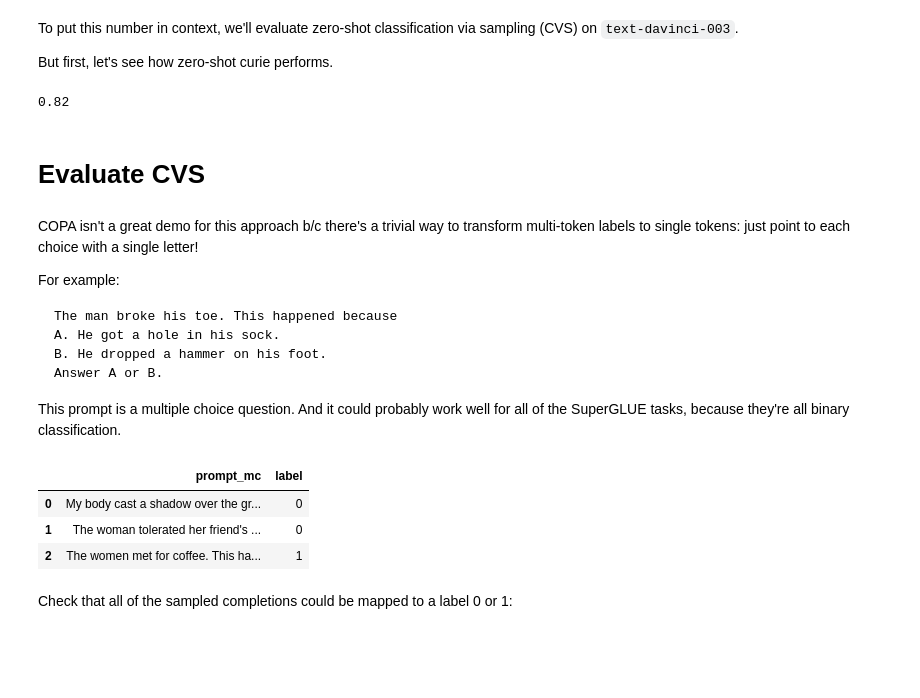
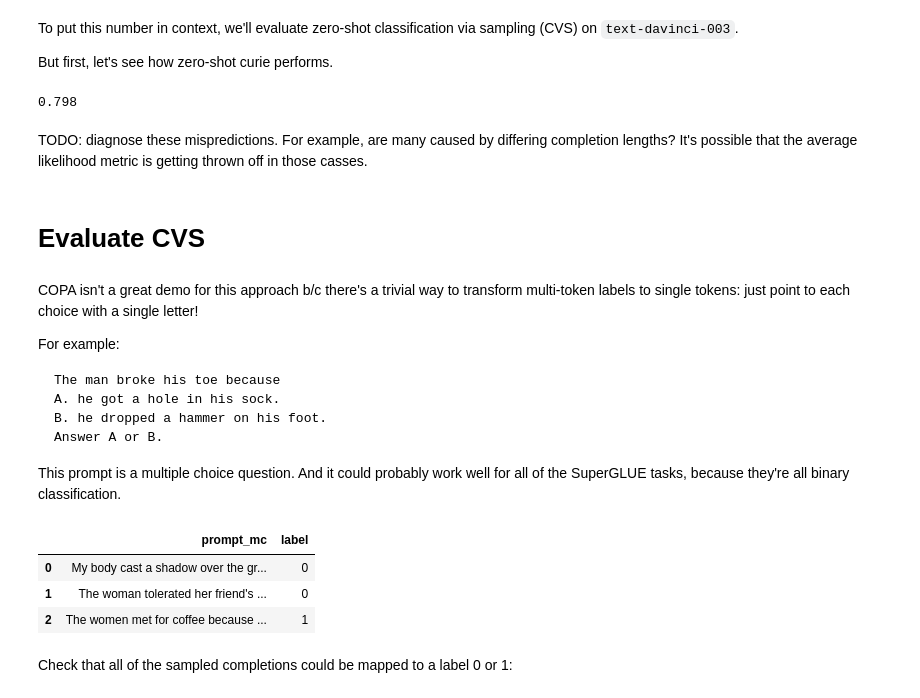
Before and after one commit to kddubey/cappr, a Jupyter notebook: demos/copa.ipynb, the cells around one changed output. Saved outputs shown, nothing was run; the diff lists cells and outputs as text; code cells hidden in the pictures; blank space fills up the shorter version.

````diff
--- a/demos/copa.ipynb
+++ b/demos/copa.ipynb
@@ -106,15 +107,19 @@ and use the LM to estimate the probabilities of the 2 alternatives conditional o
 
 This method assumes GPT-3 isn't miscalibrated in weird ways, as it relies entirely on the comparison between averaged probabilities. Another potential issue is that any 2 alternatives are gonna have really low probabilities. As a result, discriminating between alternatives may be, numerically and statistically, a bad idea. But hey, that's why this notebook is here: let's see if these issues significantly impact accuracy when compared to classification via sampling (CVS). And even if it does, we could always provide the alternatives in the prompt, as would be done w/ a sampling approach. That's done in [Evaluate single-token](#evaluate-single-token).
 # %%
-def prompt(premise: str, question: Literal['cause', 'effect']):
+def _conjunction(question: Literal['cause', 'effect']):
     if question == 'cause':
-        preface = 'This happened because' ## spaces are added when constructing Examples
+        return ' because'
     elif question == 'effect':
-        preface = 'As a result,'
+        return ', so'
     else:
         raise ValueError( "question must be 'cause' or 'effect'. Got "
                          f'{question}.')
-    return f'{premise} {preface}'
+
+
+def prompt(premise: str, question: Literal['cause', 'effect']):
+    conjunction = _conjunction(question)
+    return f'{premise.strip(". ")}{conjunction}'
 # %%
 df['prompt'] = [prompt(premise, question)
                 for premise, question
@@ -168,7 +171,9 @@ pred_probs_curie = classify.predict_proba_examples(examples,
 # %%
 (pred_probs_curie.argmax(axis=1) == df['label']).mean()
 # %% [output]
-0.82
+0.798
+# %% [markdown]
+TODO: diagnose these mispredictions. For example, are many caused by differing completion lengths? It's possible that the average likelihood metric is getting thrown off in those casses.
 # %% [markdown]
 # Evaluate CVS
 # %% [markdown]
@@ -177,9 +182,9 @@ COPA isn't a great demo for this approach b/c there's a trivial way to transform
 For example:
 
 ```
-The man broke his toe. This happened because
-A. He got a hole in his sock.
-B. He dropped a hammer on his foot.
+The man broke his toe because
+A. he got a hole in his sock.
+B. he dropped a hammer on his foot.
 Answer A or B.
 ```
 
@@ -187,28 +192,21 @@ This prompt is a multiple choice question. And it could probably work well for a
 # %%
 def prompt_mc(premise: str, question: Literal['cause', 'effect'],
               choice1: str, choice2: str):
-    if question == 'cause':
-        preface = 'This happened because'
-    elif question == 'effect':
-        preface = 'As a result'
-    else:
-        raise ValueError( "question must be 'cause' or 'effect'. Got "
-                         f'{question}.')
-    return (f'{premise} {preface}\n'
-            f'A. {choice1}\n'
-            f'B. {choice2}\n'
+    return (f'{prompt(premise, question)}\n'
+            f'A. {choice1.lower()}\n'
+            f'B. {choice2.lower()}\n'
              'Answer A or B.')
 
 
 df['prompt_mc'] = [prompt_mc(record['premise'], record['question'],
                              record['choice1'], record['choice2'])
                    for record in df.to_dict('records')]
 
 
 display_df(df, columns=['prompt_mc', 'label'])
 # %% [output]
 |  | prompt_mc | label |
 | 0 | My body cast a shadow over the gr... | 0 |
 | 1 | The woman tolerated her friend's ... | 0 |
-| 2 | The women met for coffee. This ha... | 1 |
+| 2 | The women met for coffee because ... | 1 |
 # %%
````
Also changed, not shown: parts of 36 cells of this notebook, 5 other files.
